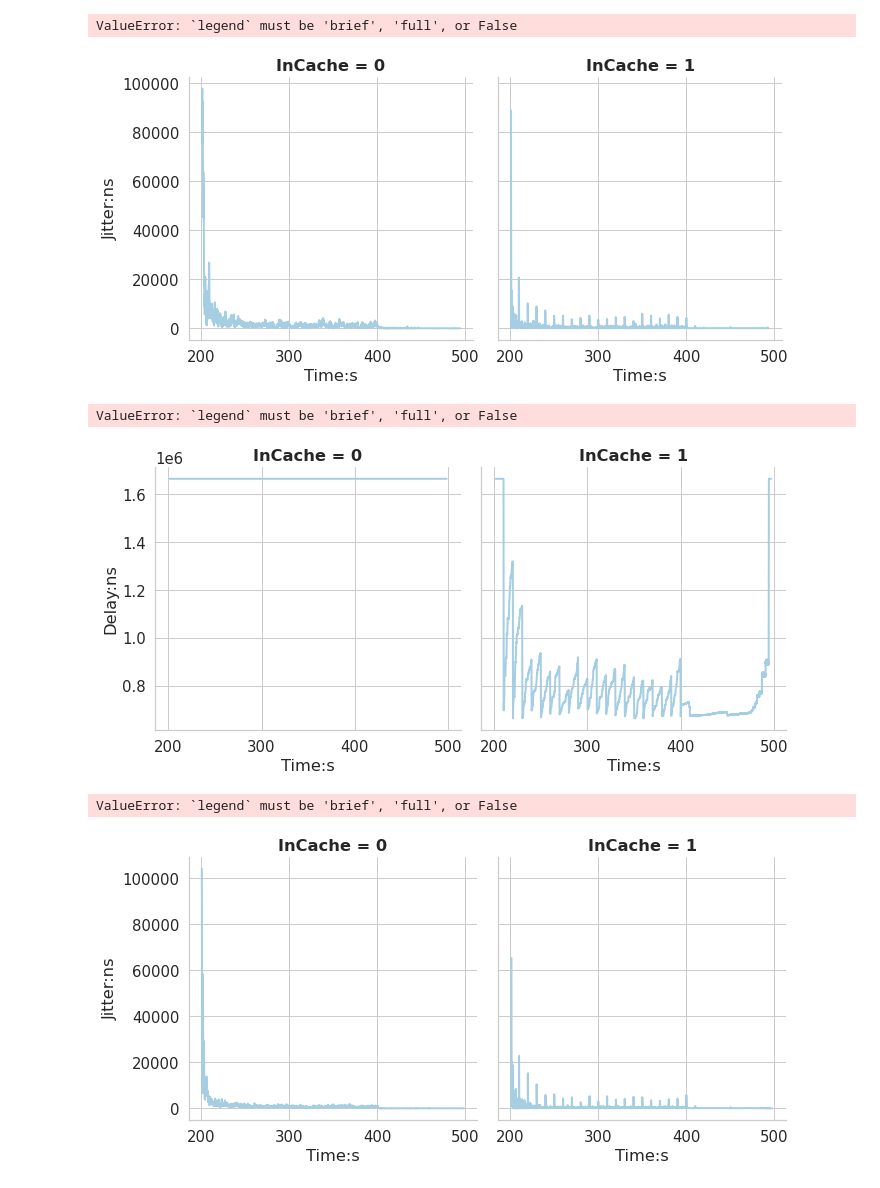
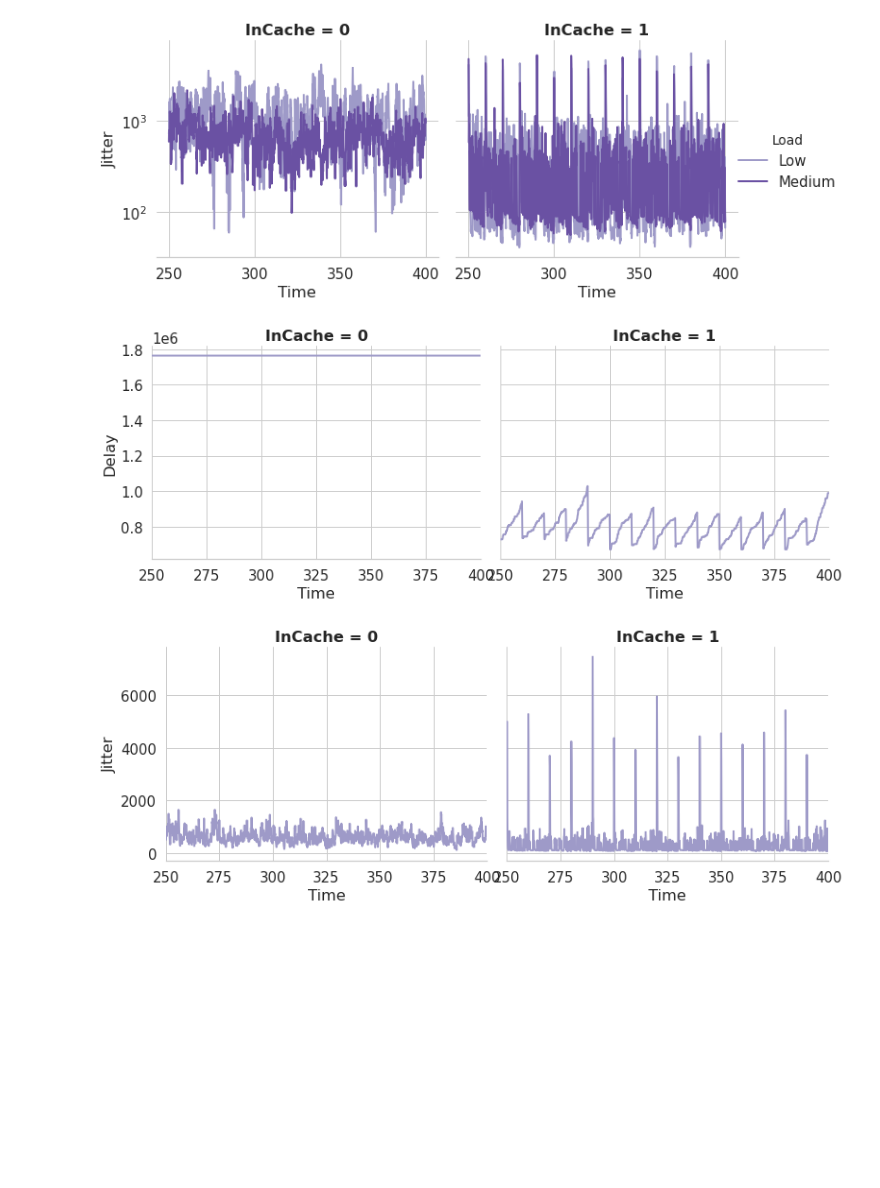
Before and after one commit to pedrobellotti/iperftestes, a Jupyter notebook: Simulacao/NovoArtigo/analisePingNovo.ipynb, the cells around one changed output. Drawn from its saved outputs; the diff is of its cells as text; code cells hidden in the pictures; blank space fills up the shorter version.

```diff
--- a/Simulacao/NovoArtigo/analisePingNovo.ipynb
+++ b/Simulacao/NovoArtigo/analisePingNovo.ipynb
@@ -27,9 +27,8 @@ import statsmodels.api as sm
 # Configurando o tema do gráfico
 myrcs = {"axes.titleweight": "bold", "lines.markersize": 9.0, "lines.linewidth": 2.0, "legend.title_fontsize": 13.75}
 sns.set (style="whitegrid", font_scale=1.35, rc=myrcs)
-sns.set_palette (sns.color_palette (["#b2df8a", "#33a02c", "#cab2d6", "#6a3d9a"]))
-sns.set_palette (sns.color_palette (["#b2df8a", "#33a02c", "#fdbf6f", "#ff7f00"]))
-sns.set_palette (sns.color_palette ("Paired"))
+sns.set_palette (sns.color_palette (["#90addb", "#3e6cb1", "#26354b"]))
+sns.set_palette (sns.color_palette (["#9e9ac8", "#6a51a3", "#3f007d"]))
 
 # Linhas exibidas por padrão nos dataframes
 pd.options.display.min_rows = 20
@@ -67,7 +66,7 @@ def read_df_saidaStruct ():
             df_exp.append(pd.concat (df_sed, keys=seeds))
         df_carga.append (pd.concat (df_exp, keys=experimentos))
     df_read = pd.concat (df_carga, keys=cargas, names=["Load","Experimento","Seed","Cookie"], copy=False)
-    df_read.rename({"50hosts": "Low", "100hosts": "Medium", "150hosts": "High"}, inplace=True)
+    df_read.rename({"50hosts": "Low", "100hosts": "Medium", "150hosts": "High","Time:s":"Time"}, inplace=True)
     return df_read
 
 def read_df_cache ():
@@ -97,7 +96,8 @@ def read_df_ping ():
             df_exp.append(pd.concat (df_sed, keys=seeds))
         df_carga.append (pd.concat (df_exp, keys=experimentos))
     df_read = pd.concat (df_carga, keys=cargas, names=["Load","Experimento","Seed","Cookie"], copy=False)
-    df_read.rename({"50hosts": "Low", "100hosts": "Medium", "150hosts": "High", "Time:s": "Time"}, inplace=True)
+    df_read.rename({"50hosts": "Low", "100hosts": "Medium", "150hosts": "High"}, inplace=True)
+    df_read.rename(columns={'Time:s': 'Time'}, inplace=True)
     return df_read
 
 def read_df_regrasMovidas ():
@@ -167,6 +167,5 @@ df_concatenado = pd.merge(df_ping, df_saidaStruct, how='left', on = ['Cookie', '
 df_concatenado.reset_index(inplace=True)
 df_ping = 0
 df_saidaStruct = 0
-#Esse query pra pegar o intervalo estável não funcionou aqui
-#df_concatenado = df_concatenado.query("Time:s >= 250.0 and Time:s <= 400.0").groupby(["Load","InCache", "Time:s"]).mean()
-#df_concatenado.reset_index(inplace = True)
+df_concatenado = df_concatenado.query("Time > 250.0 and Time < 400.0").groupby(["Load","InCache", "Time"]).mean()
+df_concatenado.reset_index(inplace = True)
@@ -204,18 +185,17 @@ if (salvarGraficos):
 # %%
-snsplt = sns.relplot(x="Time:s", y="Jitter:ns", col="InCache", kind="line", legend=True,
+snsplt = sns.relplot(x="Time", y="Jitter:ns", hue="Load", col="InCache", kind="line", legend=True,
                       data=df_concatenado, ci=confianca, markers=True)
 #plt.title('50Hosts- Jitter')
 snsplt.set_axis_labels("Time", "Jitter")
 if (titulos):
     snsplt.fig.suptitle('50 e 100 hosts - Jitter', y=1.05)
 snsplt.fig.set_size_inches(11,4)
 snsplt.despine(left=True)
-snsplt.set(xlim=(250, 400))
+#snsplt.set(xlim=(250, 400))
 #snsplt.set(ylim=(0, 10000))
 snsplt.set(yscale="log")
 if (salvarGraficos):
-    snsplt.savefig("50e100hosts-jitter.pdf")
+    snsplt.savefig("Graficos/50e100hosts-jitter.pdf")
 # %% [output]
-ValueError: `legend` must be 'brief', 'full', or False
-[figure, old version]
+[figure, new version]
 # %%
@@ -231,33 +211,31 @@ df_concatenado = df_concatenado.groupby(["InCache", "Time:s"]).mean()
 df_concatenado.reset_index(inplace = True)
 # %%
-snsplt = sns.relplot(x="Time:s", y="Delay:ns", col="InCache", kind="line", legend=True,
+snsplt = sns.relplot(x="Time", y="Delay:ns", col="InCache", kind="line", legend=True,
                       data=df_concatenado, ci=confianca, markers=True)
-#plt.title('100Hosts- Delay')
+#plt.title('150Hosts - Delay')
 snsplt.set_axis_labels("Time", "Delay")
 if (titulos):
-    snsplt.fig.suptitle('100 hosts - Delay', y=1.05)
+    snsplt.fig.suptitle('150 hosts - Delay', y=1.05)
 snsplt.fig.set_size_inches(11,4)
 snsplt.despine(left=True)
 snsplt.set(xlim=(250, 400))
 
 if (salvarGraficos):
-    snsplt.savefig("100hosts-delay.pdf")
+    snsplt.savefig("Graficos/150hosts-delay.pdf")
 # %% [output]
-ValueError: `legend` must be 'brief', 'full', or False
-[figure, old version]
+[figure, new version]
 # %%
-snsplt = sns.relplot(x="Time:s", y="Jitter:ns", col="InCache", kind="line", legend=True,
+snsplt = sns.relplot(x="Time", y="Jitter:ns", col="InCache", kind="line", legend=True,
                       data=df_concatenado, ci=confianca, markers=True)
-#plt.title('100Hosts - Jitter')
+#plt.title('150Hosts - Jitter')
 snsplt.set_axis_labels("Time", "Jitter")
 if (titulos):
-    snsplt.fig.suptitle('100 hosts - Jitter', y=1.05)
+    snsplt.fig.suptitle('150 hosts - Jitter', y=1.05)
 snsplt.fig.set_size_inches(11,4)
 snsplt.despine(left=True)
 snsplt.set(xlim=(250, 400))
 
 if (salvarGraficos):
-    snsplt.savefig("100hosts-jitter.pdf")
+    snsplt.savefig("Graficos/150hosts-jitter.pdf")
 # %% [output]
-ValueError: `legend` must be 'brief', 'full', or False
-[figure, old version]
+[figure, new version]
```
Also changed, not shown: parts of 10 cells of this notebook, 1 other file.
